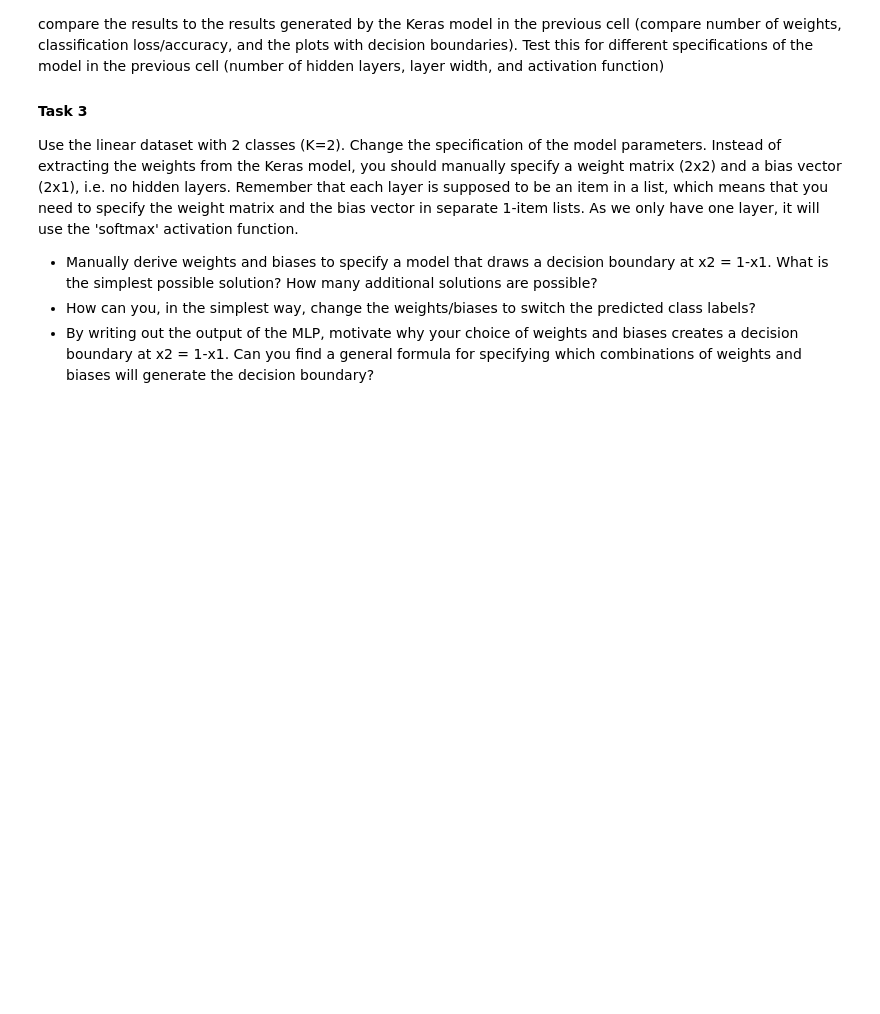
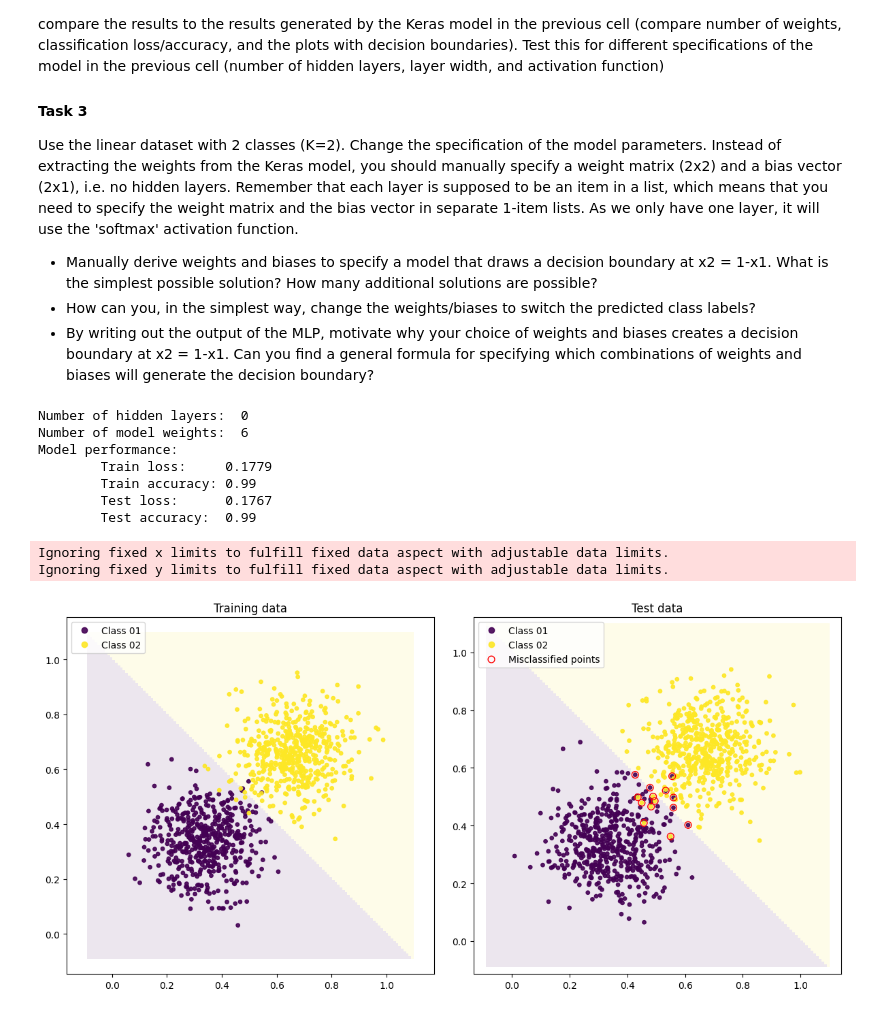
Before and after one commit to Marcus-Skoglund/deep_learning, a Jupyter notebook: Labs/Lab1/lab01.ipynb, the cells around one changed output. Saved outputs shown, nothing was run; the diff lists cells and outputs as text; code cells hidden in the pictures; blank space fills up the shorter version.

```diff
--- a/Labs/Lab1/lab01.ipynb
+++ b/Labs/Lab1/lab01.ipynb
@@ -174,23 +170,37 @@ Use the linear dataset with 2 classes (K=2). Change the specification of the mod
 # %%
 import numpy as np
 import mlp
 importlib.reload(mlp)
 
 # Get the weight matrices and biases of the trained Keras model
 W, b = model_k.get_weights()
 
 # Task 3: specify a weight matrix and a bias vector
-#W = TODO
-#b = TODO
+#W = [np.array([[1,1],[0,0]])]
+#b = [np.array([[0],[1]])]
+# 2. transpose
+W = [np.array([[0,0],[1,1]])]
+b = [np.array([[1],[0]])]
 
 # This is our implementation of an MLP, which we set to use the dataset we generated
 model = mlp.MLP(data)
 
 # Assign the weights and biases to the MLP and specify the activation function
 model.setup_model(W, b, activation=activation)
 
 # Evaluate the model (accuracy on the training and test data)
 model.evaluate()
 
 # Plot the dataset with decision boundaries generated by our MLP
 data.plot_classifier(model)
+# %% [output]
+Number of hidden layers:  0
+Number of model weights:  6
+Model performance:
+        Train loss:     0.1779
+        Train accuracy: 0.99
+        Test loss:      0.1767
+        Test accuracy:  0.99
+Ignoring fixed x limits to fulfill fixed data aspect with adjustable data limits.
+Ignoring fixed y limits to fulfill fixed data aspect with adjustable data limits.
+[figure, added]
```
Also changed, not shown: parts of 2 cells of this notebook, 3 other files.
